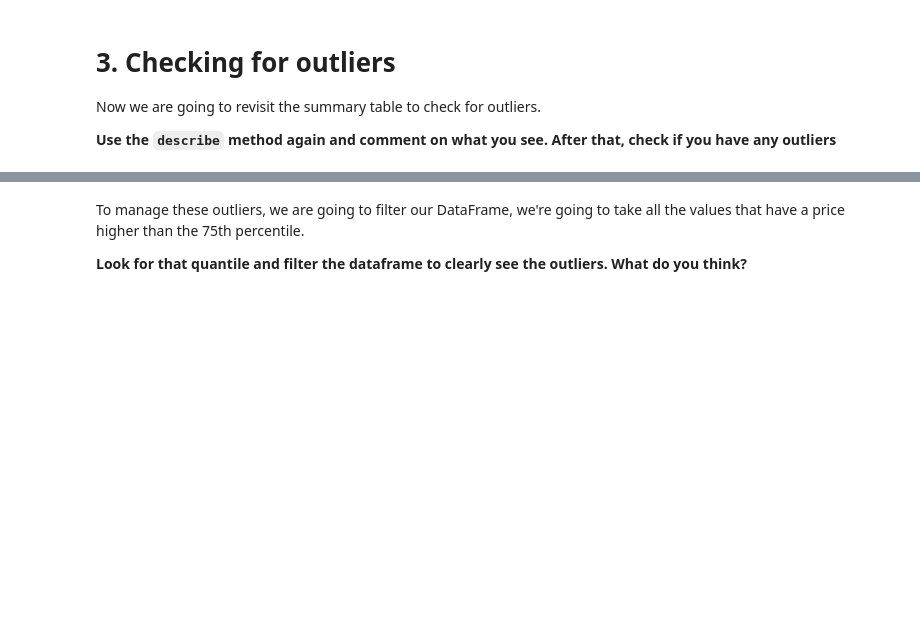
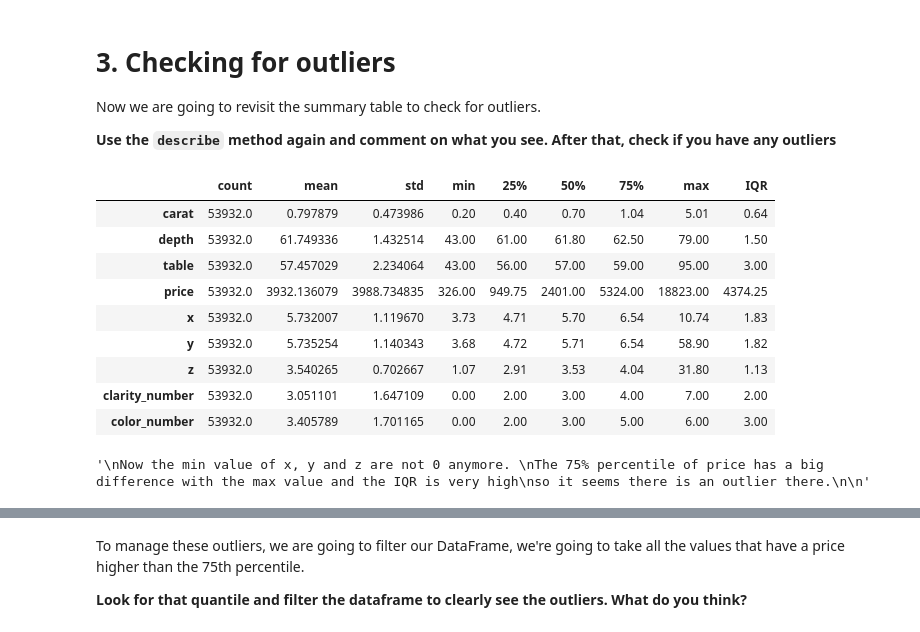
Before and after one commit to roosbot/Bootcamp-Assignments, a Jupyter notebook: module-2/M2-mini-project1/1.-Data Cleaning.ipynb, the cells around one changed output, grey strips where cells are left out. Cells and saved outputs as stored; diff of their text form; code cells hidden in the pictures; blank space fills up the shorter version.

```diff
--- a/module-2/M2-mini-project1/1.-Data Cleaning.ipynb
+++ b/module-2/M2-mini-project1/1.-Data Cleaning.ipynb
@@ -347,0 +363,25 @@ Now we are going to revisit the summary table to check for outliers.
+# %%
+#your code here
+stats = diamonds.describe().transpose()
+stats["IQR"] = stats["75%"]-stats["25%"]
+stats
+# %% [output]
+|  | count | mean | std | min | 25% | 50% | 75% | max | IQR |
+| carat | 53932.0 | 0.797879 | 0.473986 | 0.20 | 0.40 | 0.70 | 1.04 | 5.01 | 0.64 |
+| depth | 53932.0 | 61.749336 | 1.432514 | 43.00 | 61.00 | 61.80 | 62.50 | 79.00 | 1.50 |
+| table | 53932.0 | 57.457029 | 2.234064 | 43.00 | 56.00 | 57.00 | 59.00 | 95.00 | 3.00 |
+| price | 53932.0 | 3932.136079 | 3988.734835 | 326.00 | 949.75 | 2401.00 | 5324.00 | 18823.00 | 4374.25 |
+| x | 53932.0 | 5.732007 | 1.119670 | 3.73 | 4.71 | 5.70 | 6.54 | 10.74 | 1.83 |
+| y | 53932.0 | 5.735254 | 1.140343 | 3.68 | 4.72 | 5.71 | 6.54 | 58.90 | 1.82 |
+| z | 53932.0 | 3.540265 | 0.702667 | 1.07 | 2.91 | 3.53 | 4.04 | 31.80 | 1.13 |
+| clarity_number | 53932.0 | 3.051101 | 1.647109 | 0.00 | 2.00 | 3.00 | 4.00 | 7.00 | 2.00 |
+| color_number | 53932.0 | 3.405789 | 1.701165 | 0.00 | 2.00 | 3.00 | 5.00 | 6.00 | 3.00 |
+# %%
+"""
+Now the min value of x, y and z are not 0 anymore.
+The 75% percentile of price has a big difference with the max value and the IQR is very high
+so it seems there is an outlier there.
+
+"""
+# %% [output]
+'\nNow the min value of x, y and z are not 0 anymore. \nThe 75% percentile of price has a big difference with the max value and the IQR is very high\nso it seems there is an outlier there.\n\n'
```
Also changed, not shown: parts of 31 cells of this notebook, 1 other file.
